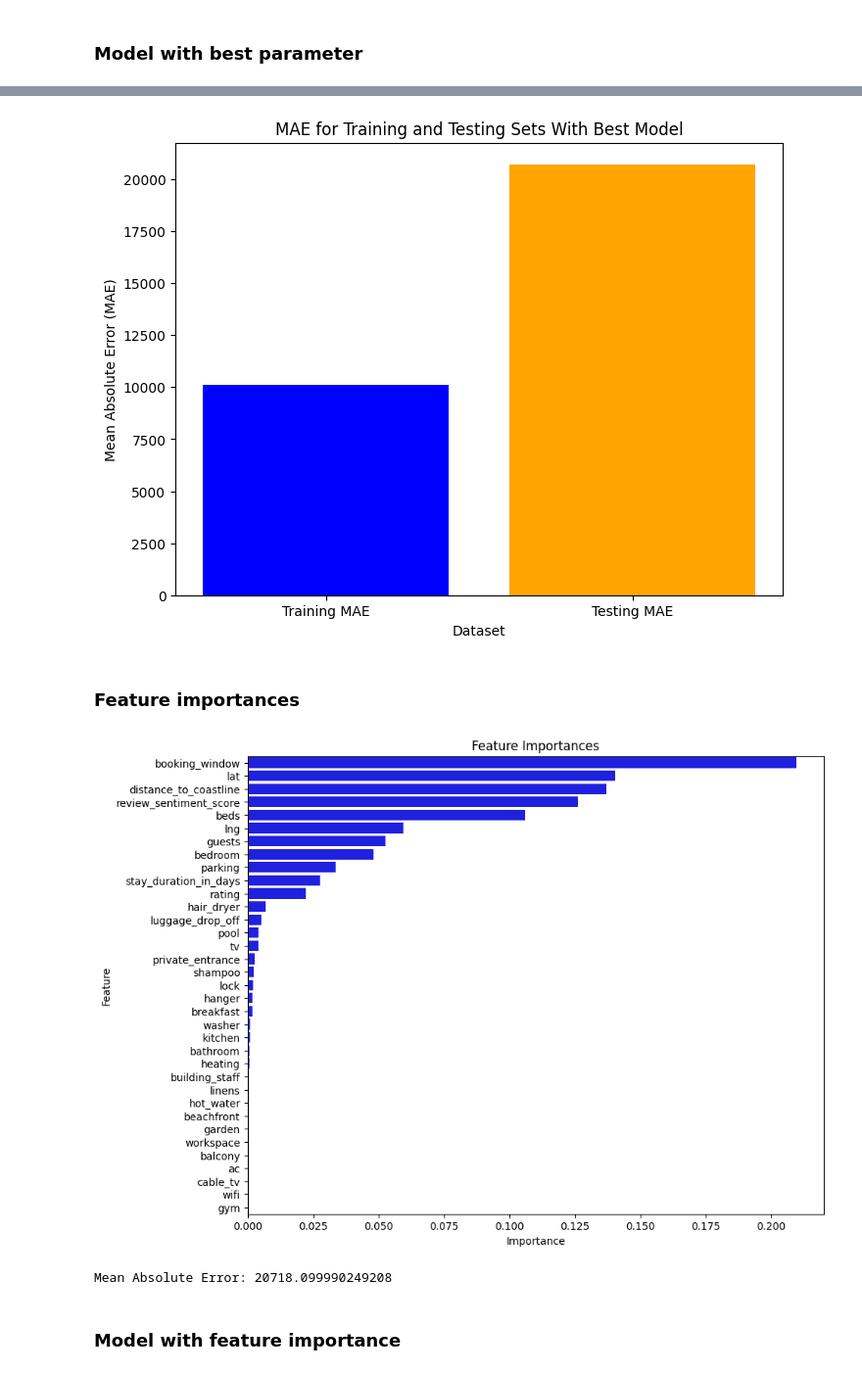
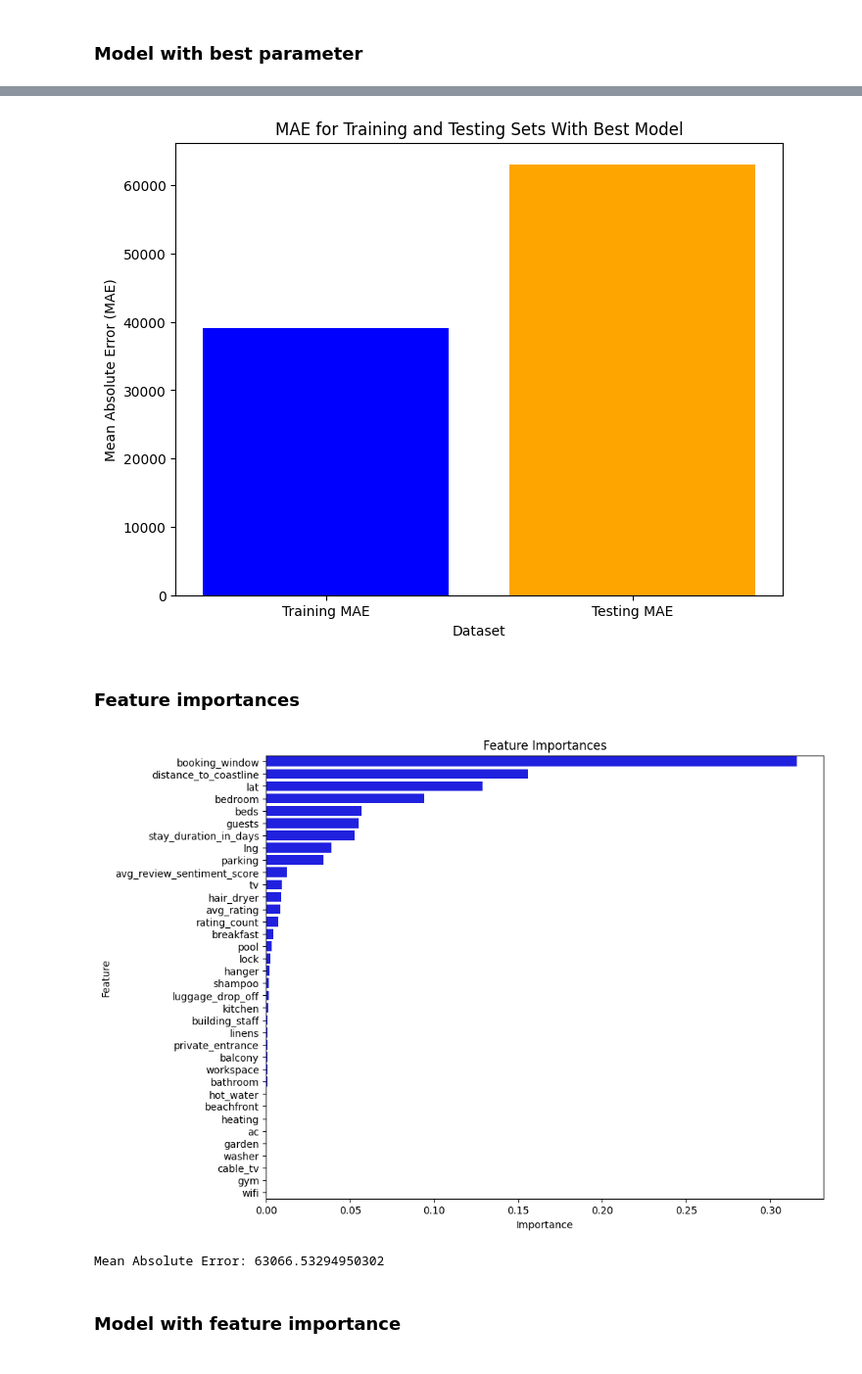
Before and after one commit to naufalsutrisna/Room-Pricing-Bukit-Vista, a Jupyter notebook: machine learning/gbr_model.ipynb, the cells around one changed output, grey strips where cells are left out. Shown at 98% size. Saved outputs shown, nothing was run; the diff lists cells and outputs as text; code cells hidden in the pictures.

Commit message:
Update and tuned model with new data

```diff
--- a/machine learning/gbr_model.ipynb
+++ b/machine learning/gbr_model.ipynb
@@ -8,7 +8,7 @@ from sklearn.preprocessing import StandardScaler
 from sklearn.ensemble import GradientBoostingRegressor
 from sklearn.metrics import mean_absolute_error, make_scorer
 # %%
-data_path = os.path.join(os.getcwd(), '..', '..', 'data', 'preprocessed_data.csv')
+data_path = os.path.join(os.getcwd(), '..', '..', 'data', 'preprocessed_data_new.csv')
 # %%
 df = pd.read_csv(data_path)
 df.head()
@@ -140,7 +140,7 @@ Best Parameters: {'learning_rate': 0.3, 'max_depth': 7, 'n_estimators': 2000}
 ### Cross validation
 # %%
 # Initialize the best model
-best_model = GradientBoostingRegressor(n_estimators=2000, learning_rate=0.3, max_depth=7, random_state=42)
+best_model = GradientBoostingRegressor(n_estimators=1000, learning_rate=0.3, max_depth=7, random_state=42)
 
 # Define the k-fold cross-validation scheme
 kf = KFold(n_splits=5, shuffle=True, random_state=42)
@@ -188,7 +188,7 @@ MAE on testing: 20718.099990249208
 ### Model with best parameter
 # %%
 # Initialize the GradientBoostingRegressor model
-best_model = GradientBoostingRegressor(n_estimators=2000, learning_rate=0.3, max_depth=7, random_state=42)
+best_model = GradientBoostingRegressor(n_estimators=1000, learning_rate=0.3, max_depth=7, random_state=42)
 
 # Fit the model on the training data
 best_model.fit(X_train, y_train)
@@ -217,11 +217,11 @@ plt.ylabel('Mean Absolute Error (MAE)')
 plt.title('MAE for Training and Testing Sets With Best Model')
 plt.show()
 # %% [output]
-[figure, old version]
+[figure, new version]
 # %% [markdown]
 ### Feature importances
 # %%
-model = GradientBoostingRegressor(n_estimators=2000, learning_rate=0.3, max_depth=7, random_state=42)
+model = GradientBoostingRegressor(n_estimators=1000, learning_rate=0.3, max_depth=7, random_state=42)
 
 # Fit the model on the training data
 model.fit(X_train, y_train)
@@ -230,35 +230,35 @@ model.fit(X_train, y_train)
 feature_importances = model.feature_importances_
 
 # Create a DataFrame to store feature importances with corresponding column names
 fi_df = pd.DataFrame({'Feature': X.columns,
                       'Importance': feature_importances})
 
 # Sort the DataFrame by feature importance values
 fi_df = fi_df.sort_values(by='Importance', ascending=False)
 
 # Set the figure size for better readability
 plt.figure(figsize=(10, 8))
 
 # Create a barplot with Seaborn
 sns.barplot(x='Importance', y='Feature', data=fi_df, color='blue')
 
 # Add title and labels to the plot
 plt.title('Feature Importances')
 plt.xlabel('Importance')
 plt.ylabel('Feature')
 
 # Show the plot
 plt.show()
 
 # Make predictions on the test set using the best model
 y_pred = model.predict(X_test)
 
 # Calculate Mean Absolute Error (MAE)
 mae = mean_absolute_error(y_test, y_pred)
 print("Mean Absolute Error:", mae)
 # %% [output]
-[figure, old version]
+[figure, new version]
-Mean Absolute Error: 20718.099990249208
+Mean Absolute Error: 63066.53294950302
 # %% [markdown]
 ### Model with feature importance
 # %%
```
Also changed, not shown: parts of 13 cells of this notebook.
